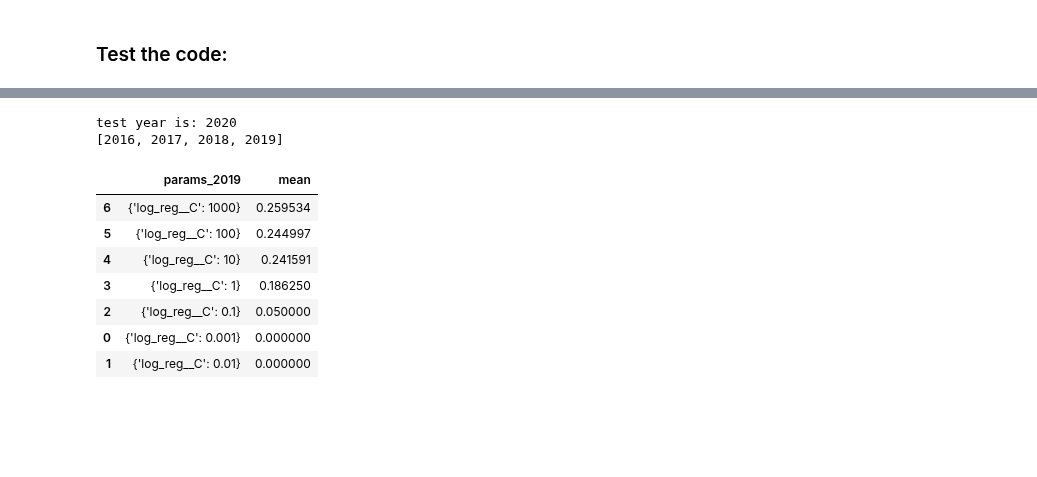
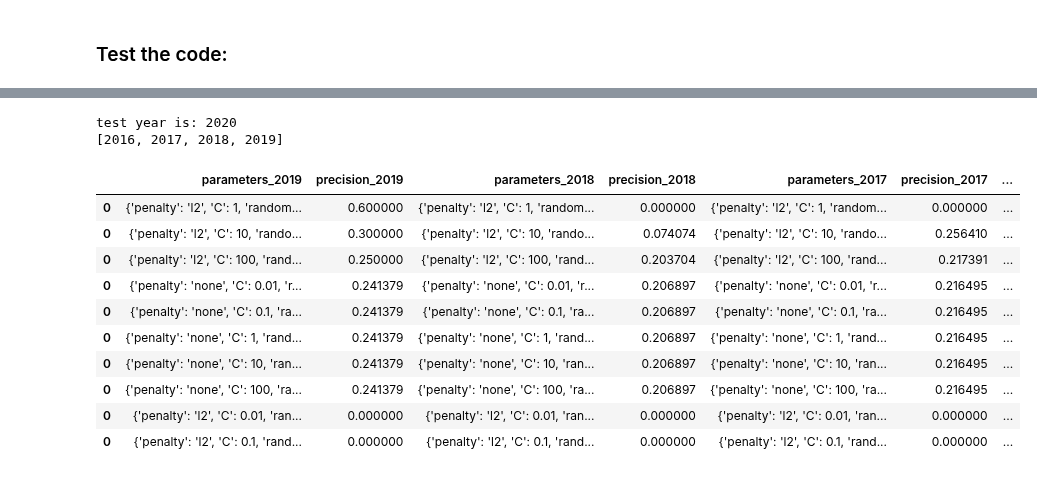
Before and after one commit to Deckart2/capp_30254_crime_forcasting, a Jupyter notebook: scripts/ml.ipynb, the cells around one changed output, grey strips where cells are left out. Cells and saved outputs as stored; diff of their text form; code cells hidden in the pictures; blank space fills up the shorter version.

Commit message:
looks like code is working

```diff
--- a/scripts/ml.ipynb
+++ b/scripts/ml.ipynb
@@ -94,11 +133,11 @@ grid_search_results(pipe, "clf", params, ["precision", "recall"], X, y)
 # %%
 def average_grid_searches(model, model_name,
-                          grid_params, scoring,
+                          grid,
                           data_list, y, test_year):
     '''
     Model: sklearn model object
     model_name (string): a name for the model
-    grid_params (dict): maps hyperparameters to potential options
+    grid (dict): maps hyperparameters to potential options:
     scoring (list of strings): a list of the ways to score
     data (pd.DataFrame): a pandas dataframe with all the data
     test_year (int): The year we seek to predict
@@ -108,6 +147,11 @@ def average_grid_searches(model, model_name,
 
     Get mean of col rows help from here:
     https://stackoverflow.com/questions/33750326/compute-row-average-in-pandas
+
+    grid example: {model_name: [{'penalty': x, 'C': y, 'random_state': 0}
+                           for x in ('l2', 'none') \
+                           for y in (0.01, 0.1, 1, 10, 100)]}
+
     '''
     print("test year is:", test_year)
     target_years_in_train = list(np.arange(2015,test_year))
@@ -122,19 +166,16 @@ def average_grid_searches(model, model_name,
         X_train, y_train = split_X_y(train_df, y)
         X_test, y_test = split_X_y(test_df, y)
 
-        model_pipe = Pipeline([(model_name, model)])
 
-        #model_pipe, model_name, grid_params, scoring, X_train, y_train
-        results_df = grid_search_results(model_pipe, model_name,
-                                         grid_params, scoring,
-                                         X_train, y_train)
-        results_df = results_df[["mean_test_precision", "params"]]
+        models = {model_name: model}
+
+        results_df = search_best_results(X_train, y_train, X_test, y_test, models, grid)
         results_df = results_df.add_suffix("_" + str(year))
         results_dfs.append(results_df)
 
     all_results = pd.concat(results_dfs, axis = 1)
     all_results["mean"] = all_results.mean(axis=1, numeric_only=True)
-    all_results = all_results[["params_" + str(test_year-1), "mean"]]
+    #all_results = all_results[["params_" + str(test_year-1), "mean"]]
     all_results.sort_values("mean", inplace=True, ascending=False)
     #results_to_return = all_results["params", 'mean'].sort_values("mean")
     #return results_to_return
@@ -193,31 +220,26 @@ data_small_ready[0][2]
-# %%
-#get other ML things going:
-from sklearn.linear_model import LogisticRegression
-#name = "log_reg"
-
-params = [
-    {
-        "log_reg__C":[.001, .01, .1, 1, 10, 100, 1000],
-    }
-    ]
-
-log_reg_results = average_grid_searches(
-                            LogisticRegression(), "log_reg",
-                          params, ["precision", "recall"],
-                          data_small_ready, "was_arrested", 2020)
-
-log_reg_results["mean"]=log_reg_results.mean(axis=1, numeric_only=True)
-# %% [output]
-test year is: 2020
-[2016, 2017, 2018, 2019]
-# %%
-log_reg_results
-# %% [output]
-|  | params_2019 | mean |
-| 6 | {'log_reg__C': 1000} | 0.259534 |
-| 5 | {'log_reg__C': 100} | 0.244997 |
-| 4 | {'log_reg__C': 10} | 0.241591 |
-| 3 | {'log_reg__C': 1} | 0.186250 |
-| 2 | {'log_reg__C': 0.1} | 0.050000 |
-| 0 | {'log_reg__C': 0.001} | 0.000000 |
-| 1 | {'log_reg__C': 0.01} | 0.000000 |
+# %%
+#Looks like it is working
+grid = {
+    'LogisticRegression': [{'penalty': x, 'C': y, 'random_state': 0}
+                           for x in ('l2', 'none') \
+                           for y in (0.01, 0.1, 1, 10, 100)]
+}
+results = average_grid_searches(LogisticRegression(), "LogisticRegression",
+                          grid,
+                          data_small_ready, "was_arrested", 2020)
+
+results
+# %% [output]
+test year is: 2020
+[2016, 2017, 2018, 2019]
+|  | parameters_2019 | precision_2019 | parameters_2018 | precision_2018 | parameters_2017 | precision_2017 | ... |
+| 0 | {'penalty': 'l2', 'C': 1, 'random... | 0.600000 | {'penalty': 'l2', 'C': 1, 'random... | 0.000000 | {'penalty': 'l2', 'C': 1, 'random... | 0.000000 | ... |
+| 0 | {'penalty': 'l2', 'C': 10, 'rando... | 0.300000 | {'penalty': 'l2', 'C': 10, 'rando... | 0.074074 | {'penalty': 'l2', 'C': 10, 'rando... | 0.256410 | ... |
+| 0 | {'penalty': 'l2', 'C': 100, 'rand... | 0.250000 | {'penalty': 'l2', 'C': 100, 'rand... | 0.203704 | {'penalty': 'l2', 'C': 100, 'rand... | 0.217391 | ... |
+| 0 | {'penalty': 'none', 'C': 0.01, 'r... | 0.241379 | {'penalty': 'none', 'C': 0.01, 'r... | 0.206897 | {'penalty': 'none', 'C': 0.01, 'r... | 0.216495 | ... |
+| 0 | {'penalty': 'none', 'C': 0.1, 'ra... | 0.241379 | {'penalty': 'none', 'C': 0.1, 'ra... | 0.206897 | {'penalty': 'none', 'C': 0.1, 'ra... | 0.216495 | ... |
+| 0 | {'penalty': 'none', 'C': 1, 'rand... | 0.241379 | {'penalty': 'none', 'C': 1, 'rand... | 0.206897 | {'penalty': 'none', 'C': 1, 'rand... | 0.216495 | ... |
+| 0 | {'penalty': 'none', 'C': 10, 'ran... | 0.241379 | {'penalty': 'none', 'C': 10, 'ran... | 0.206897 | {'penalty': 'none', 'C': 10, 'ran... | 0.216495 | ... |
+| 0 | {'penalty': 'none', 'C': 100, 'ra... | 0.241379 | {'penalty': 'none', 'C': 100, 'ra... | 0.206897 | {'penalty': 'none', 'C': 100, 'ra... | 0.216495 | ... |
+| 0 | {'penalty': 'l2', 'C': 0.01, 'ran... | 0.000000 | {'penalty': 'l2', 'C': 0.01, 'ran... | 0.000000 | {'penalty': 'l2', 'C': 0.01, 'ran... | 0.000000 | ... |
+| 0 | {'penalty': 'l2', 'C': 0.1, 'rand... | 0.000000 | {'penalty': 'l2', 'C': 0.1, 'rand... | 0.000000 | {'penalty': 'l2', 'C': 0.1, 'rand... | 0.000000 | ... |
```
Also changed, not shown: parts of 10 cells of this notebook.
